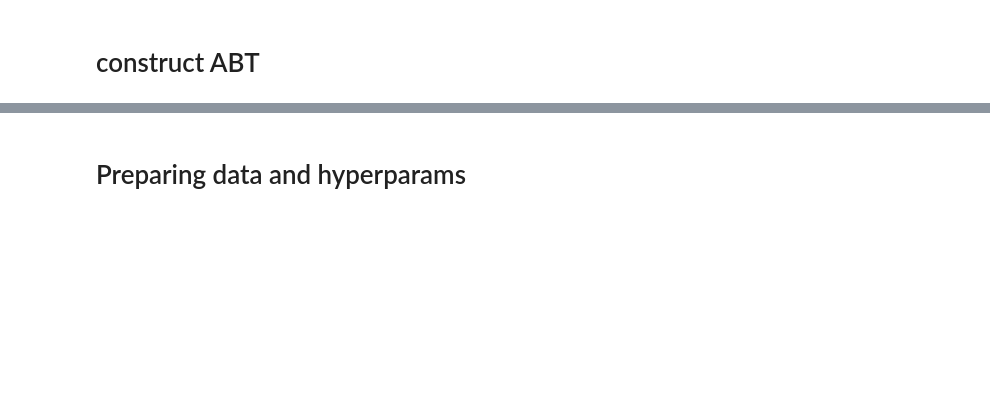
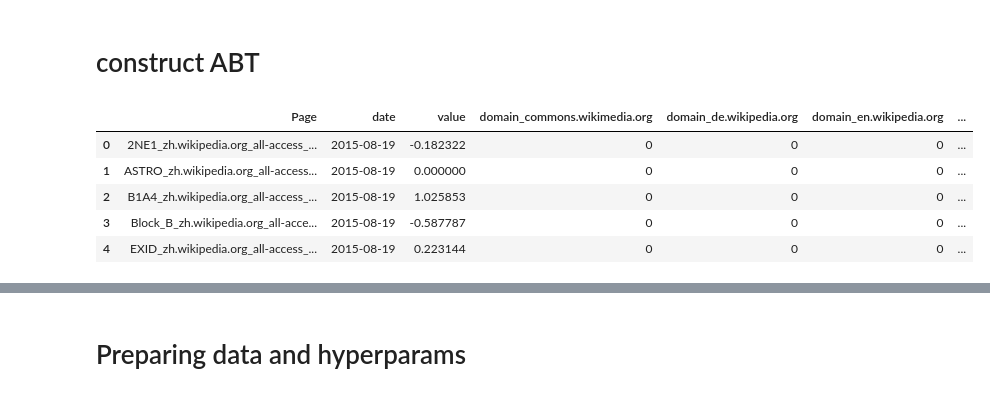
Before and after one commit to hep07/insight, a Jupyter notebook: LGB baseline.ipynb, the cells around one changed output, grey strips where cells are left out. Cells and saved outputs as stored; diff of their text form; code cells hidden in the pictures; blank space fills up the shorter version.

```diff
--- a/LGB baseline.ipynb
+++ b/LGB baseline.ipynb
@@ -21,7 +21,8 @@ root_paths = [
     "/data/kaggle-wikipedia/data2/",
     "/Users/jiayou/Dropbox/JuanCode/Kaggle/Wikipedia/data2/",
     "/Users/jiayou/Dropbox/Documents/JuanCode/Kaggle/Wikipedia/data2/",
-    '/Users/junxie/Dropbox/JuanCode/Kaggle/Wikipedia/data2/'
+    '/mnt/WD Black/Dropbox/JuanCode/Insight/Project/data_mini/',
+
 ]
 root = None
 for p in root_paths:
@@ -80,6 +87,15 @@ for mname in median_name:
     if mname != base:
         train_df['median_diff_{}'.format(mname)] = train_df['median_{}'.format(mname)] - train_df['median_{}'.format(base)]
 train_df['value'] = np.log1p(train_df['value']) - train_df['median_{}'.format(base)]
+# %%
+train_df.head()
+# %% [output]
+|  | Page | date | value | domain_commons.wikimedia.org | domain_de.wikipedia.org | domain_en.wikipedia.org | ... |
+| 0 | 2NE1_zh.wikipedia.org_all-access_... | 2015-08-19 | -0.182322 | 0 | 0 | 0 | ... |
+| 1 | ASTRO_zh.wikipedia.org_all-access... | 2015-08-19 | 0.000000 | 0 | 0 | 0 | ... |
+| 2 | B1A4_zh.wikipedia.org_all-access_... | 2015-08-19 | 1.025853 | 0 | 0 | 0 | ... |
+| 3 | Block_B_zh.wikipedia.org_all-acce... | 2015-08-19 | -0.587787 | 0 | 0 | 0 | ... |
+| 4 | EXID_zh.wikipedia.org_all-access_... | 2015-08-19 | 0.223144 | 0 | 0 | 0 | ... |
 # %%
 # val_days = 62
 # %%
```
Also changed, not shown: parts of 21 cells of this notebook, 19 other files.
